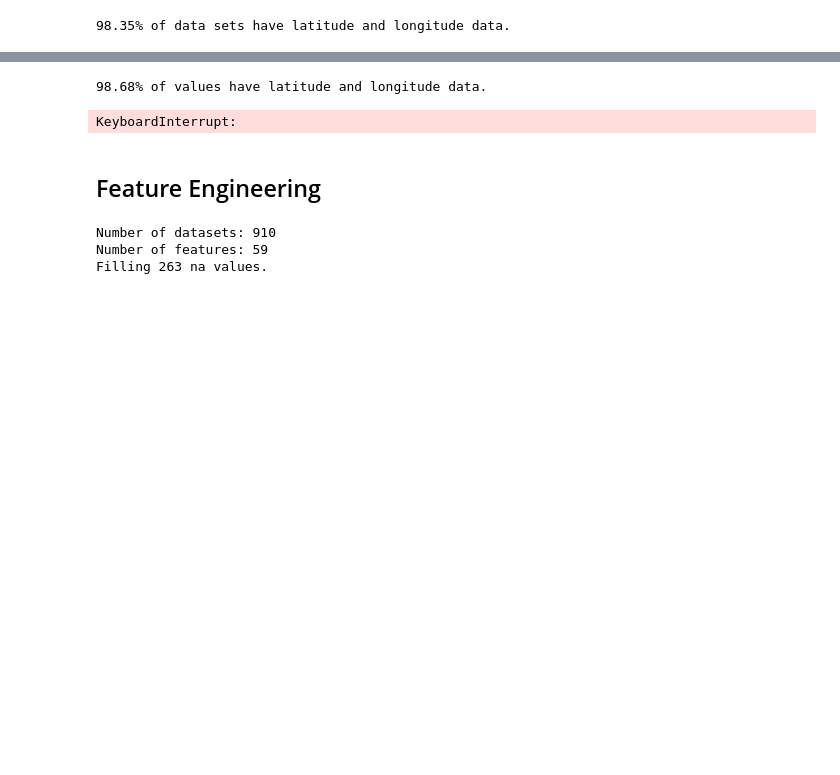
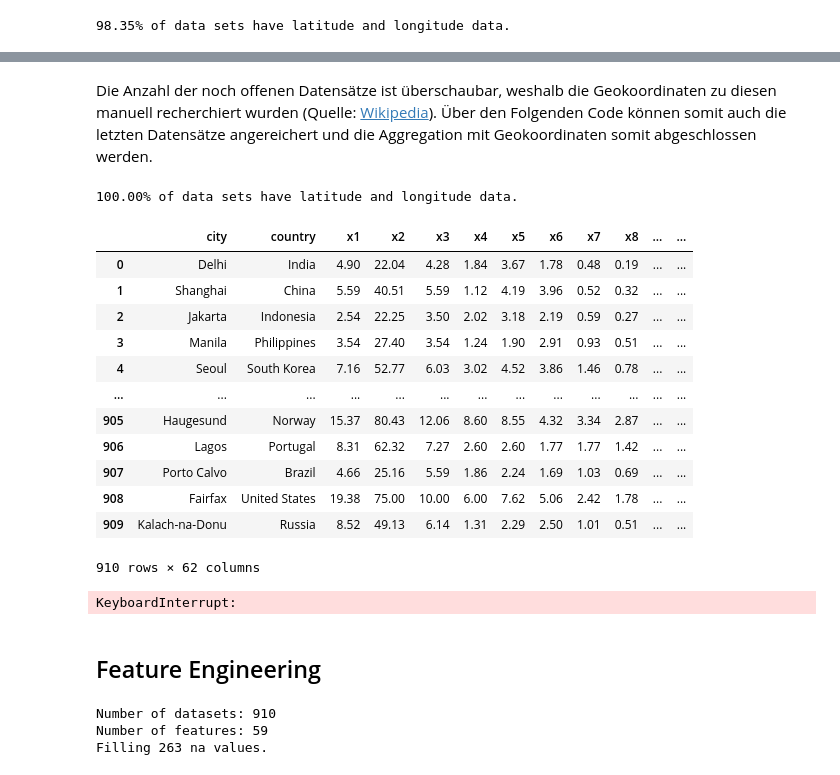
Before and after one commit to GehriJan/data-science-exam, a Jupyter notebook: data_science_exam.ipynb, the cells around one changed output, grey strips where cells are left out. Saved outputs shown, nothing was run; the diff lists cells and outputs as text; code cells hidden in the pictures; blank space fills up the shorter version.

Commit message:
doc(geo-coords-aggregation): describe geo coords aggregation

```diff
--- a/data_science_exam.ipynb
+++ b/data_science_exam.ipynb
@@ -121,6 +150,7 @@ df1["continent"] = df1["alpha2"].apply(alpha2_to_continent)
 # %%
+# Laden der Daten als Pandas DataFrame; Auswahl relevanter Spalten
 cities = pd.read_table(
-    "https://download.geonames.org/export/dump/cities15000.zip",
+    "data/cities15000.txt",
     names=[
         "geonameid", "name", "asciiname", "alternatenames", "latitude", "longitude",
         "feature class", "feature code", "country code", "cc2", "admin1 code", "admin2 code",
@@ -129,16 +159,17 @@ cities = pd.read_table(
     usecols=["asciiname", "country code", "latitude", "longitude", "alternatenames"]
 )
 
+# Vorverarbeitung: Eindeutige Stadt<->Staat Paare
 cities = (
     cities
-    # .loc[cities[["elevation", "latitude", "longitude"]].notna().prod("columns")==1]
-    # [cities["elevation"].notna()]
     .groupby(["asciiname", "country code"])
     .first()
     .reset_index()
 )
+# Vorverarbeitung: Umwandlung der alternatenames-Information von String zu Liste
 cities["alternatenames"] = cities["alternatenames"].apply(lambda x: x.split(",") if x is not None else [])
-display(cities)
+
+cities
 # %% [output]
 |  | asciiname | country code | alternatenames | latitude | longitude |
 | 0 | 'Abasan al Kabirah | PS | [Abasan, Abasan Kabera, Abasan al... | 31.31913 | 34.34005 |
@@ -160,14 +201,15 @@ def print_percentage_of_filled_values(df, cols):
 # %%
-new_df = (
+df1 = (
     df1
     .merge(
         cities,
         how="left",
         left_on=["city", "alpha2"],
-        right_on=["asciiname", "country code"]
-    , validate="one_to_one")
+        right_on=["asciiname", "country code"],
+        validate="one_to_one"
+    )
     .drop(["asciiname", "country code"], axis="columns")
 )
-print_percentage_of_filled_values(new_df, ["latitude", "longitude"])
+print_percentage_of_filled_values(df1, ["latitude", "longitude"])
 # %% [output]
 92.75% of data sets have latitude and longitude data.
@@ -180,8 +227,8 @@ def get_nearest_match(row):
     row["latitude"], row["longitude"] = first_match["latitude"], first_match["longitude"]
     return row
 
-currently_no_value = new_df[["latitude", "longitude"]].notna().prod("columns")==0
-new_df.loc[currently_no_value] = new_df.loc[currently_no_value].apply(get_nearest_match, axis="columns")
-print_percentage_of_filled_values(new_df, ["latitude", "longitude"])
+currently_no_value = df1[["latitude", "longitude"]].notna().prod("columns")==0
+df1.loc[currently_no_value] = df1.loc[currently_no_value].apply(get_nearest_match, axis="columns")
+print_percentage_of_filled_values(df1, ["latitude", "longitude"])
 # %% [output]
 98.35% of data sets have latitude and longitude data.
@@ -222,16 +235,47 @@ new_df[new_df[["latitude", "longitude"]].notna().prod("columns")==0]
+# %% [markdown]
+Die Anzahl der noch offenen Datensätze ist überschaubar, weshalb die Geokoordinaten zu diesen manuell recherchiert wurden (Quelle: [Wikipedia](https://wikipedia.org)).
+Über den Folgenden Code können somit auch die letzten Datensätze angereichert und die Aggregation mit Geokoordinaten somit abgeschlossen werden.
 # %%
 exceptions = {
+   "Windhoek": (-22.57, 17.083611),
+   "Bhubaneshwar": (20.27, 85.84),
+   "Sialkot City": (32.497222, 74.536111),
+   "`Ajman": (25.4, 55.433333),
+   "Kocaeli": (40.763889, 29.941667),
+   "Sandton": (-26.106944, 28.051667),
+   "Jyvaskyla": (62.233056, 25.733056),
+   "Targu-Mures": (46.533333, 24.566667),
+   "Vasteras": (59.611111, 16.545833),
+   "Gavle": (60.675556, 17.145833),
+   "Southwick": (50.836, -0.239),
+   "Gzira": (35.9049, 14.4938),
    "Joinvile": (-26.301389, -48.843889),
    "Ra`ananna": (32.183333, 34.866667),
    "Walton upon Thames": (51.386797, -0.413394),
 }
 for city_name, (lat, lon) in exceptions.items():
-   new_df.loc[new_df["city"]==city_name, "latitude"] = lat
-   new_df.loc[new_df["city"]==city_name, "longitude"] = lon
+   df1.loc[df1["city"]==city_name, "latitude"] = lat
+   df1.loc[df1["city"]==city_name, "longitude"] = lon
 
-print_percentage_of_filled_values(new_df, ["latitude", "longitude"])
+print_percentage_of_filled_values(df1, ["latitude", "longitude"])
 # %% [output]
-98.68% of values have latitude and longitude data.
+100.00% of data sets have latitude and longitude data.
+# %%
+df1
+# %% [output]
+|  | city | country | x1 | x2 | x3 | x4 | x5 | x6 | x7 | x8 | ... | ... |
+| 0 | Delhi | India | 4.90 | 22.04 | 4.28 | 1.84 | 3.67 | 1.78 | 0.48 | 0.19 | ... | ... |
+| 1 | Shanghai | China | 5.59 | 40.51 | 5.59 | 1.12 | 4.19 | 3.96 | 0.52 | 0.32 | ... | ... |
+| 2 | Jakarta | Indonesia | 2.54 | 22.25 | 3.50 | 2.02 | 3.18 | 2.19 | 0.59 | 0.27 | ... | ... |
+| 3 | Manila | Philippines | 3.54 | 27.40 | 3.54 | 1.24 | 1.90 | 2.91 | 0.93 | 0.51 | ... | ... |
+| 4 | Seoul | South Korea | 7.16 | 52.77 | 6.03 | 3.02 | 4.52 | 3.86 | 1.46 | 0.78 | ... | ... |
+| ... | ... | ... | ... | ... | ... | ... | ... | ... | ... | ... | ... | ... |
+| 905 | Haugesund | Norway | 15.37 | 80.43 | 12.06 | 8.60 | 8.55 | 4.32 | 3.34 | 2.87 | ... | ... |
+| 906 | Lagos | Portugal | 8.31 | 62.32 | 7.27 | 2.60 | 2.60 | 1.77 | 1.77 | 1.42 | ... | ... |
+| 907 | Porto Calvo | Brazil | 4.66 | 25.16 | 5.59 | 1.86 | 2.24 | 1.69 | 1.03 | 0.69 | ... | ... |
+| 908 | Fairfax | United States | 19.38 | 75.00 | 10.00 | 6.00 | 7.62 | 5.06 | 2.42 | 1.78 | ... | ... |
+| 909 | Kalach-na-Donu | Russia | 8.52 | 49.13 | 6.14 | 1.31 | 2.29 | 2.50 | 1.01 | 0.51 | ... | ... |
+910 rows × 62 columns
 # %%
 import requests as rq
 
```
Also changed, not shown: parts of 15 cells of this notebook.
